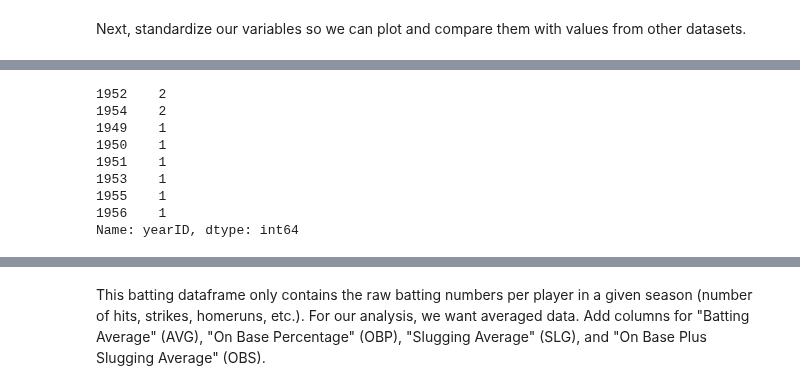
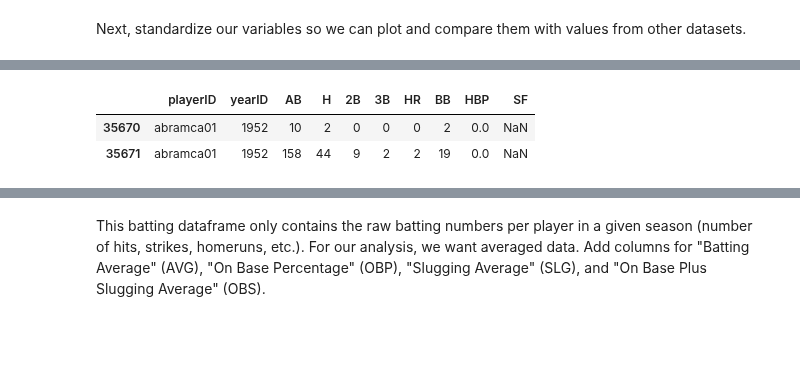
Before and after one commit to leo3friedman/baseball-salary-prediction, a Jupyter notebook: FinalProjectGroup_042-Fa22.ipynb, the cells around one changed output, grey strips where cells are left out. Cells and saved outputs as stored; diff of their text form; code cells hidden in the pictures; blank space fills up the shorter version.

```diff
--- a/FinalProjectGroup_042-Fa22.ipynb
+++ b/FinalProjectGroup_042-Fa22.ipynb
@@ -223,13 +213,6 @@ After running the cell below you can see that some players have two sets of batt
-# %%
-# example of player with ID 'abramca01' who has two sets of batting stats for the years 1952 and 1954
-display(batting[batting['playerID'] == 'abramca01']['yearID'].value_counts())
-# %% [output]
-1952    2
-1954    2
-1949    1
-1950    1
-1951    1
-1953    1
-1955    1
-1956    1
-Name: yearID, dtype: int64
+# %%
+display(batting.groupby(['playerID','yearID']).get_group(('abramca01', 1952)))
+# %% [output]
+|  | playerID | yearID | AB | H | 2B | 3B | HR | BB | HBP | SF |
+| 35670 | abramca01 | 1952 | 10 | 2 | 0 | 0 | 0 | 2 | 0.0 | NaN |
+| 35671 | abramca01 | 1952 | 158 | 44 | 9 | 2 | 2 | 19 | 0.0 | NaN |
```
Also changed, not shown: parts of 71 cells of this notebook.
